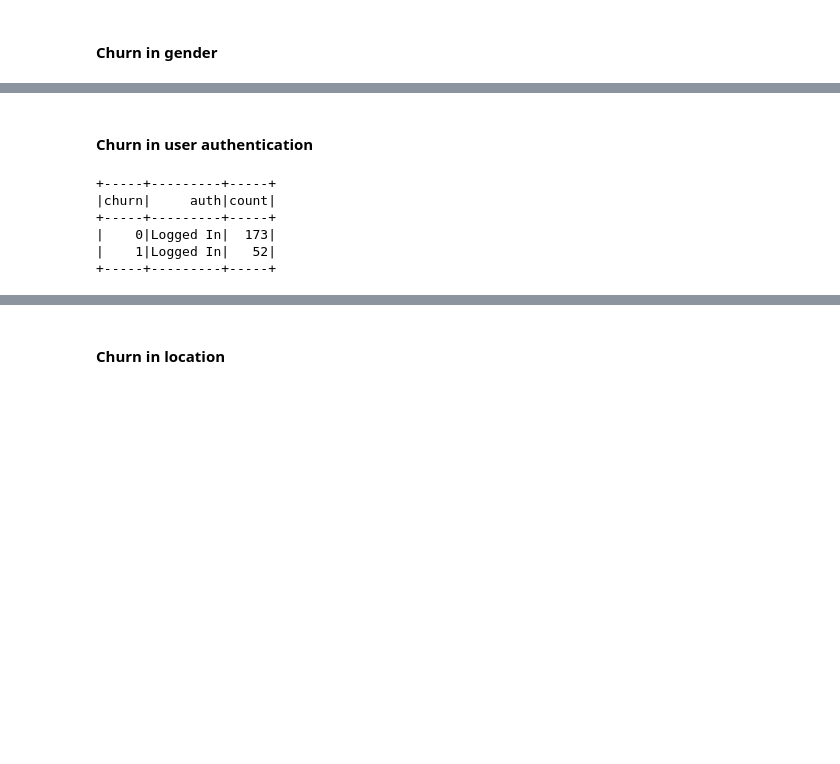
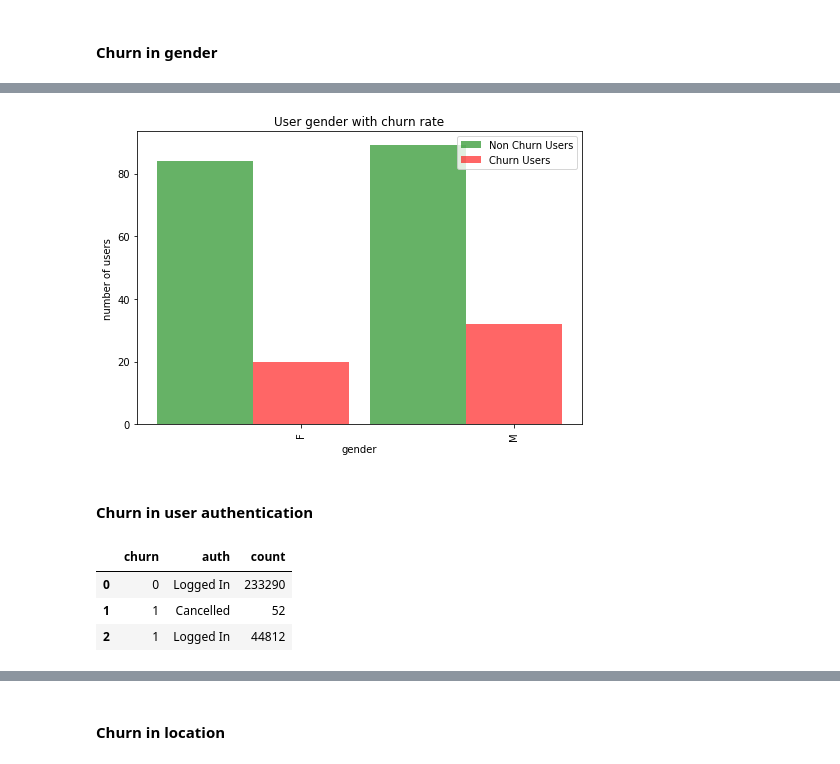
Before and after one commit to lethiess/Sparkify, a Jupyter notebook: Sparkify.ipynb, the cells around one changed output, grey strips where cells are left out. Cells and saved outputs as stored; diff of their text form; code cells hidden in the pictures; blank space fills up the shorter version.

```diff
--- a/Sparkify.ipynb
+++ b/Sparkify.ipynb
@@ -778,12 +774,22 @@ df.dropDuplicates(["userId"]).groupby(["churn", "gender"]).count().sort("churn")
+# %%
+# create a grouped bar chart
+plot_grouped_bar_chart(pd_gender,
+                       target_col = "gender",
+                       churn_col = "churn",
+                       title = "User gender with churn rate",
+                       xlabel = "gender",
+                       ylabel = "number of users",
+                       size = [7,5])
+# %% [output]
+[figure, added]
 # %% [markdown]
 #### Churn in user authentication
 # %%
 # check if the churn users were logged in
-df.dropDuplicates(["userId"]).groupby(["churn", "auth"]).count().sort("churn").show()
+pd_auth = df.groupby(["churn", "auth"]).count().sort("churn").toPandas()
+pd_auth
 # %% [output]
-+-----+---------+-----+
-|churn|     auth|count|
-+-----+---------+-----+
-|    0|Logged In|  173|
-|    1|Logged In|   52|
-+-----+---------+-----+
+|  | churn | auth | count |
+| 0 | 0 | Logged In | 233290 |
+| 1 | 1 | Cancelled | 52 |
+| 2 | 1 | Logged In | 44812 |
```
Also changed, not shown: parts of 58 cells of this notebook.
